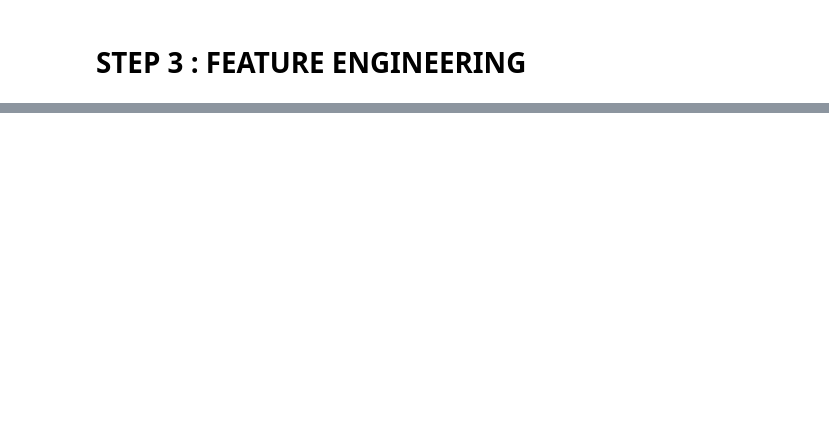
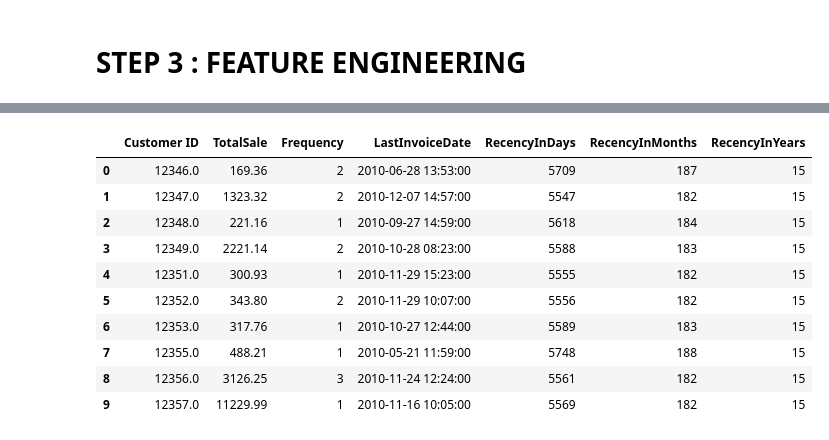
Before and after one commit to pradhans369/Python_and_Data_Science, a Jupyter notebook: 0 ML practice/14_1.ipynb, the cells around one changed output, grey strips where cells are left out. Drawn from its saved outputs; the diff is of its cells as text; code cells hidden in the pictures; blank space fills up the shorter version.

```diff
--- a/0 ML practice/14_1.ipynb
+++ b/0 ML practice/14_1.ipynb
@@ -68,3 +68,25 @@ unique_df.describe()
 | 75% | 16840.000000 | 1704.290000 | 5.000000 | 2010-11-22 11:24:00 |
 | max | 18287.000000 | 349164.350000 | 183.000000 | 2010-12-09 20:01:00 |
 | std | 1699.839258 | 8813.945538 | 7.938017 | NaN |
+# %%
+# finding day and month from the newest date in the data
+
+oldest_invoice_date = unique_df['LastInvoiceDate'].max()
+
+print("OLDERST DATE : ", oldest_invoice_date)
+print()
+
+delta = oldest_invoice_date - unique_df['LastInvoiceDate']
+
+# 1. Total Days
+unique_df['RecencyInDays'] = delta.dt.days
+
+# 2. Total Months (Approximate: 30.44 days per month)
+unique_df['RecencyInMonths'] = delta.dt.days / 30.44
+
+# 3. Total Years (Approximate: 365.25 days per year)
+# unique_df['RecencyInYears'] = delta.dt.days / 365.25
+
+# print(unique_df['RecencyInYears'].max())
+
+unique_df.head()
@@ -70,0 +101,22 @@ unique_df.describe()
+# %%
+# finding the days and months of the data based on todays date
+
+today = pd.to_datetime('today')
+
+unique_df['RecencyInDays'] = (today - unique_df['LastInvoiceDate']).dt.days
+unique_df['RecencyInMonths'] = ((today - unique_df['LastInvoiceDate']).dt.days / 30.44).astype(int)
+unique_df['RecencyInYears'] = ((today - unique_df['LastInvoiceDate']).dt.days / 365.25).astype(int)
+
+unique_df.head(10)
+# %% [output]
+|  | Customer ID | TotalSale | Frequency | LastInvoiceDate | RecencyInDays | RecencyInMonths | RecencyInYears |
+| 0 | 12346.0 | 169.36 | 2 | 2010-06-28 13:53:00 | 5709 | 187 | 15 |
+| 1 | 12347.0 | 1323.32 | 2 | 2010-12-07 14:57:00 | 5547 | 182 | 15 |
+| 2 | 12348.0 | 221.16 | 1 | 2010-09-27 14:59:00 | 5618 | 184 | 15 |
+| 3 | 12349.0 | 2221.14 | 2 | 2010-10-28 08:23:00 | 5588 | 183 | 15 |
+| 4 | 12351.0 | 300.93 | 1 | 2010-11-29 15:23:00 | 5555 | 182 | 15 |
+| 5 | 12352.0 | 343.80 | 2 | 2010-11-29 10:07:00 | 5556 | 182 | 15 |
+| 6 | 12353.0 | 317.76 | 1 | 2010-10-27 12:44:00 | 5589 | 183 | 15 |
+| 7 | 12355.0 | 488.21 | 1 | 2010-05-21 11:59:00 | 5748 | 188 | 15 |
+| 8 | 12356.0 | 3126.25 | 3 | 2010-11-24 12:24:00 | 5561 | 182 | 15 |
+| 9 | 12357.0 | 11229.99 | 1 | 2010-11-16 10:05:00 | 5569 | 182 | 15 |
```
Also changed, not shown: parts of 5 cells of this notebook, 2 other files.
